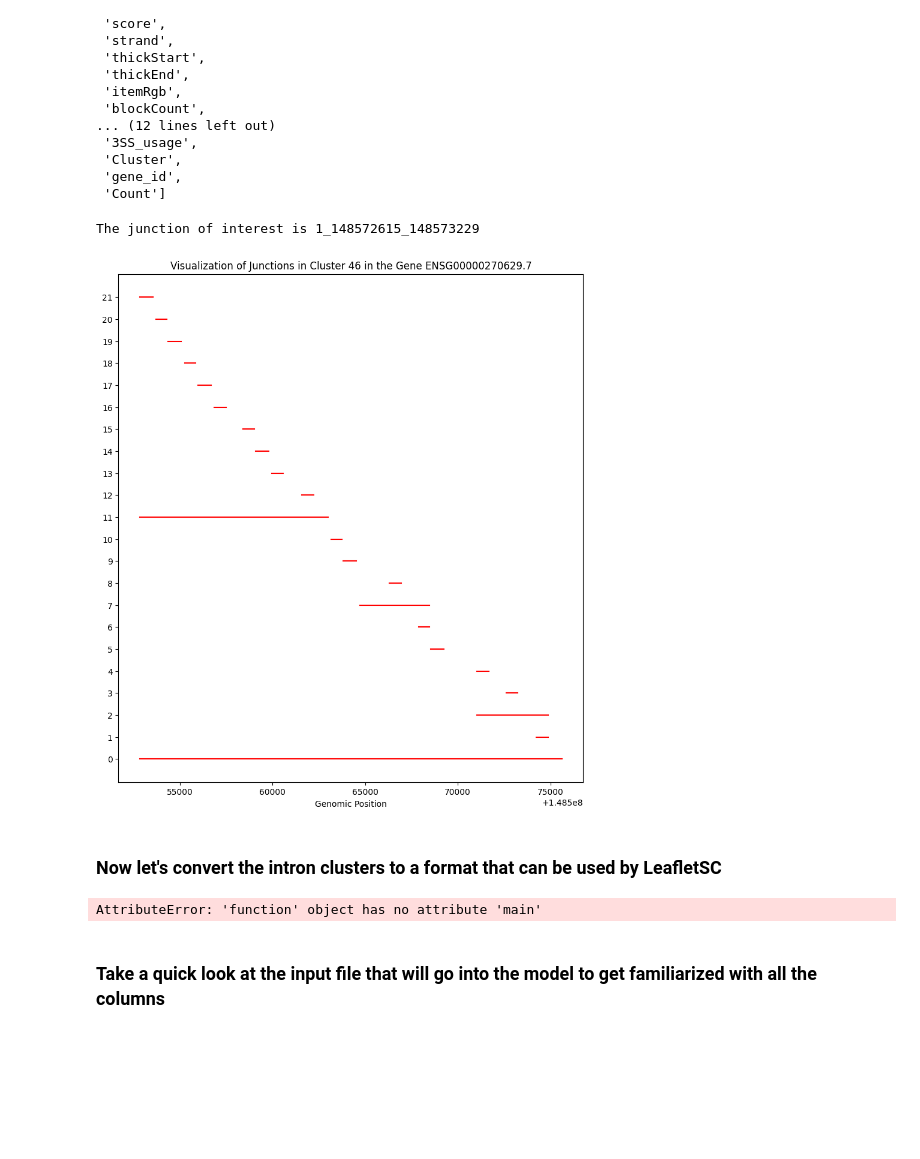
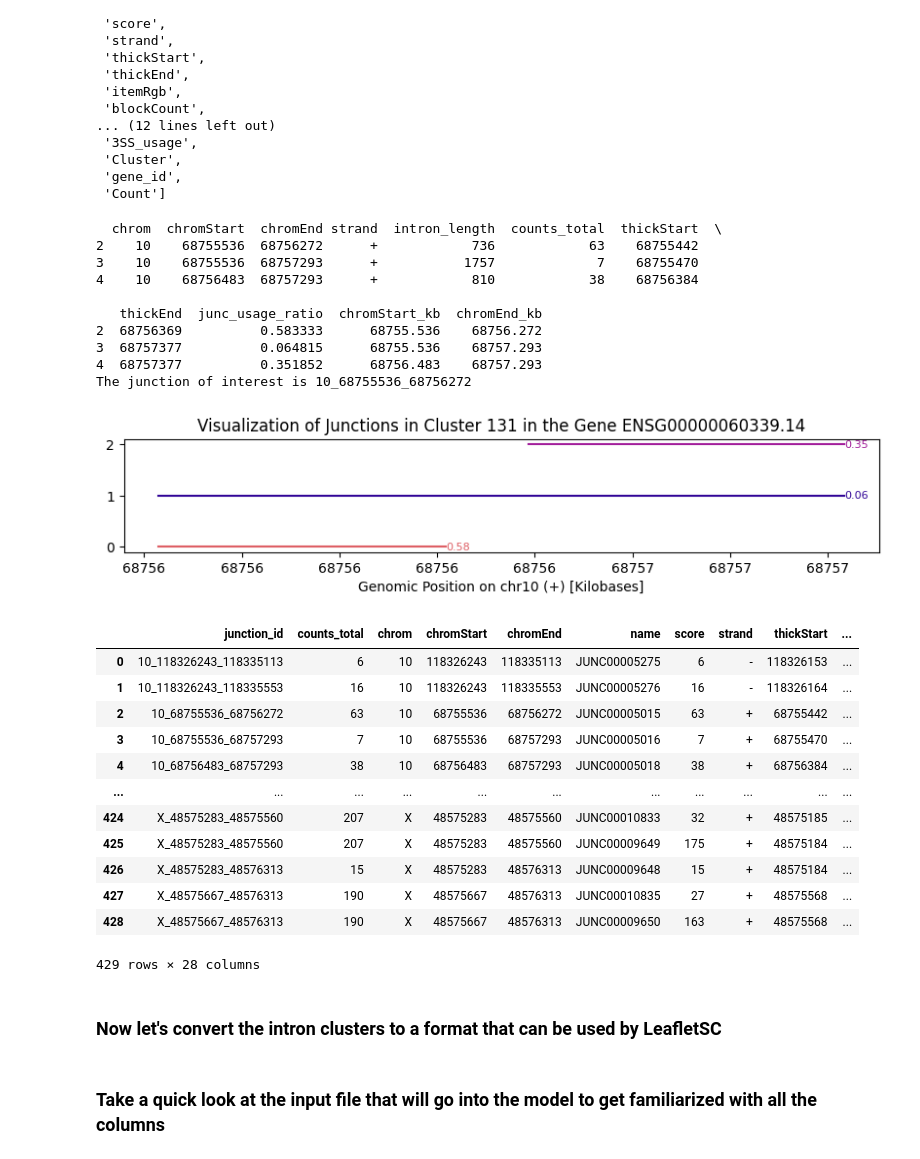
Before and after one commit to daklab/LeafletSC, a Jupyter notebook: Tutorials/01_run_intron_clustering.ipynb, the cells around one changed output. Saved outputs shown, nothing was run; the diff lists cells and outputs as text; code cells hidden in the pictures; blank space fills up the shorter version.

```diff
--- a/Tutorials/01_run_intron_clustering.ipynb
+++ b/Tutorials/01_run_intron_clustering.ipynb
@@ -102,10 +148,36 @@ list(all_juncs_df)
 # %%
-from LeafletSC.clustering.find_intron_clusters import visualize_junctions
-j = all_juncs_df.junction_id.sample(1).values[0]
+#from LeafletSC.clustering.find_intron_clusters import visualize_junctions
+junc_id = all_juncs_df.junction_id.sample(1).values[0]
+j = junc_id
 visualize_junctions(all_juncs_df, j)
 # %% [output]
-The junction of interest is 1_148572615_148573229
+  chrom  chromStart  chromEnd strand  intron_length  counts_total  thickStart  \
+2    10    68755536  68756272      +            736            63    68755442
+3    10    68755536  68757293      +           1757             7    68755470
+4    10    68756483  68757293      +            810            38    68756384
+
+   thickEnd  junc_usage_ratio  chromStart_kb  chromEnd_kb
+2  68756369          0.583333      68755.536    68756.272
+3  68757377          0.064815      68755.536    68757.293
+4  68757377          0.351852      68756.483    68757.293
+The junction of interest is 10_68755536_68756272
-[figure, old version]
+[figure, new version]
+# %%
+all_juncs_df
+# %% [output]
+|  | junction_id | counts_total | chrom | chromStart | chromEnd | name | score | strand | thickStart | ... |
+| 0 | 10_118326243_118335113 | 6 | 10 | 118326243 | 118335113 | JUNC00005275 | 6 | - | 118326153 | ... |
+| 1 | 10_118326243_118335553 | 16 | 10 | 118326243 | 118335553 | JUNC00005276 | 16 | - | 118326164 | ... |
+| 2 | 10_68755536_68756272 | 63 | 10 | 68755536 | 68756272 | JUNC00005015 | 63 | + | 68755442 | ... |
+| 3 | 10_68755536_68757293 | 7 | 10 | 68755536 | 68757293 | JUNC00005016 | 7 | + | 68755470 | ... |
+| 4 | 10_68756483_68757293 | 38 | 10 | 68756483 | 68757293 | JUNC00005018 | 38 | + | 68756384 | ... |
+| ... | ... | ... | ... | ... | ... | ... | ... | ... | ... | ... |
+| 424 | X_48575283_48575560 | 207 | X | 48575283 | 48575560 | JUNC00010833 | 32 | + | 48575185 | ... |
+| 425 | X_48575283_48575560 | 207 | X | 48575283 | 48575560 | JUNC00009649 | 175 | + | 48575184 | ... |
+| 426 | X_48575283_48576313 | 15 | X | 48575283 | 48576313 | JUNC00009648 | 15 | + | 48575184 | ... |
+| 427 | X_48575667_48576313 | 190 | X | 48575667 | 48576313 | JUNC00010835 | 27 | + | 48575568 | ... |
+| 428 | X_48575667_48576313 | 190 | X | 48575667 | 48576313 | JUNC00009650 | 163 | + | 48575568 | ... |
+429 rows × 28 columns
 # %% [markdown]
 ### Now let's convert the intron clusters to a format that can be used by LeafletSC
 # %%
@@ -115,9 +187,7 @@ has_genes = "yes" # since we used a gtf file to obtain the intron clusters, we c
 chunk_size = 5000 # number of junctions to process at a time from the intron clusters files
 metadata = None # can replace with path, if metadata is available for cells (cell type, origin, library ID...)
 # %%
-prep_model_input.main(intron_clusters, output_file, has_genes, chunk_size, metadata)
+prep_model_input(intron_clusters, output_file, has_genes, chunk_size, metadata)
-# %% [output]
-AttributeError: 'function' object has no attribute 'main'
 # %% [markdown]
 ### Take a quick look at the input file that will go into the model to get familiarized with all the columns
 # %%
```
Also changed, not shown: parts of 2 cells of this notebook, 4 other files.
